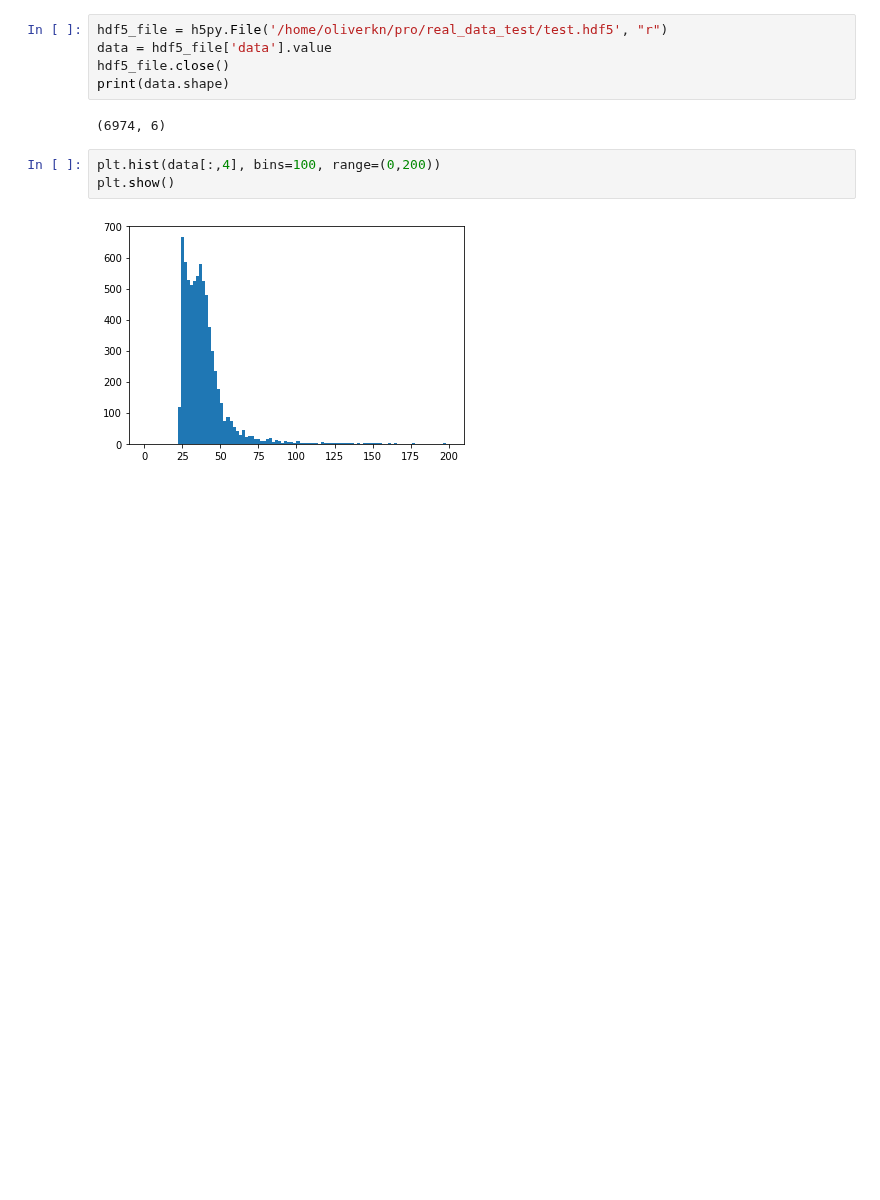
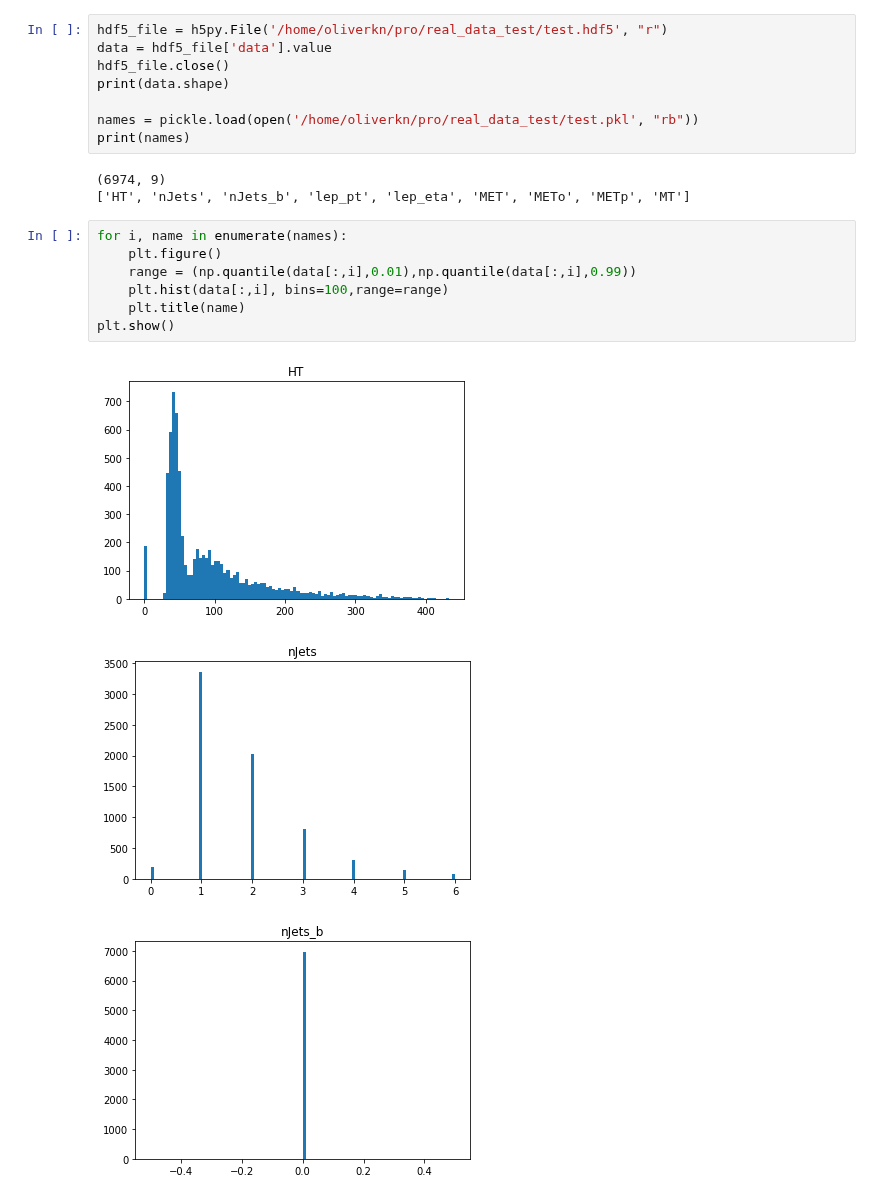
Before and after one commit to oliverkn/alad-for-lhc, a Jupyter notebook: ntuplizer_mod/plot_hlf.ipynb, the cells around one changed output. Cells and saved outputs as stored; diff of their text form; blank space fills up the shorter version.

Commit message:
improved plots for ntuplizer

```diff
--- a/ntuplizer_mod/plot_hlf.ipynb
+++ b/ntuplizer_mod/plot_hlf.ipynb
@@ -7,10 +8,20 @@ hdf5_file = h5py.File('/home/oliverkn/pro/real_data_test/test.hdf5', "r")
 data = hdf5_file['data'].value
 hdf5_file.close()
 print(data.shape)
+
+names = pickle.load(open('/home/oliverkn/pro/real_data_test/test.pkl', "rb"))
+print(names)
 # %% [output]
-(6974, 6)
+(6974, 9)
+['HT', 'nJets', 'nJets_b', 'lep_pt', 'lep_eta', 'MET', 'METo', 'METp', 'MT']
-# %%
-plt.hist(data[:,4], bins=100, range=(0,200))
-plt.show()
-# %% [output]
-[figure, removed]
+# %%
+for i, name in enumerate(names):
+    plt.figure()
+    range = (np.quantile(data[:,i],0.01),np.quantile(data[:,i],0.99))
+    plt.hist(data[:,i], bins=100,range=range)
+    plt.title(name)
+plt.show()
+# %% [output]
+[figure, added]
+[figure, added]
+[figure, added]
```
Also changed, not shown: parts of 2 cells of this notebook, 1 other file.
